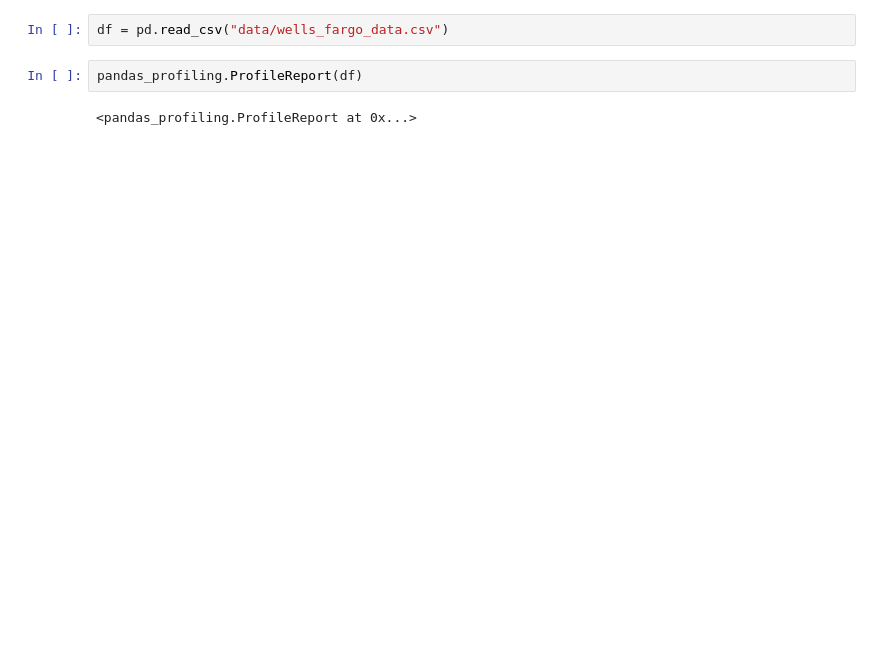
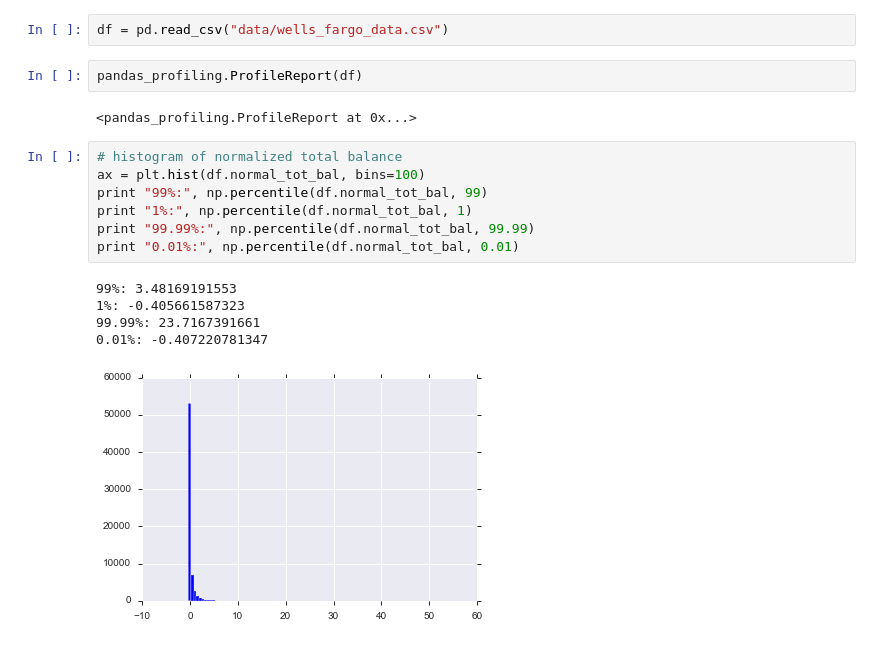
Before and after one commit to MollyZhang/mind_sumo_challenges, a Jupyter notebook: wells_fargo/data_exploration.ipynb, the cells around one changed output. Cells and saved outputs as stored; diff of their text form; blank space fills up the shorter version.

Commit message:
add extra nice histogram of normalized total balance

```diff
--- a/wells_fargo/data_exploration.ipynb
+++ b/wells_fargo/data_exploration.ipynb
@@ -9,3 +10,16 @@ df = pd.read_csv("data/wells_fargo_data.csv")
 pandas_profiling.ProfileReport(df)
 # %% [output]
 <pandas_profiling.ProfileReport at 0x...>
+# %%
+# histogram of normalized total balance
+ax = plt.hist(df.normal_tot_bal, bins=100)
+print "99%:", np.percentile(df.normal_tot_bal, 99)
+print "1%:", np.percentile(df.normal_tot_bal, 1)
+print "99.99%:", np.percentile(df.normal_tot_bal, 99.99)
+print "0.01%:", np.percentile(df.normal_tot_bal, 0.01)
+# %% [output]
+99%: 3.48169191553
+1%: -0.405661587323
+99.99%: 23.7167391661
+0.01%: -0.407220781347
+[figure, added]
```
Also changed, not shown: parts of 1 cell of this notebook.
